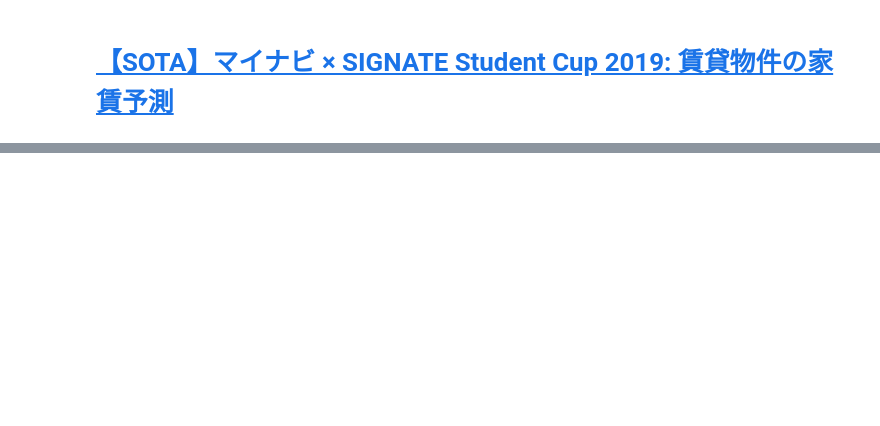
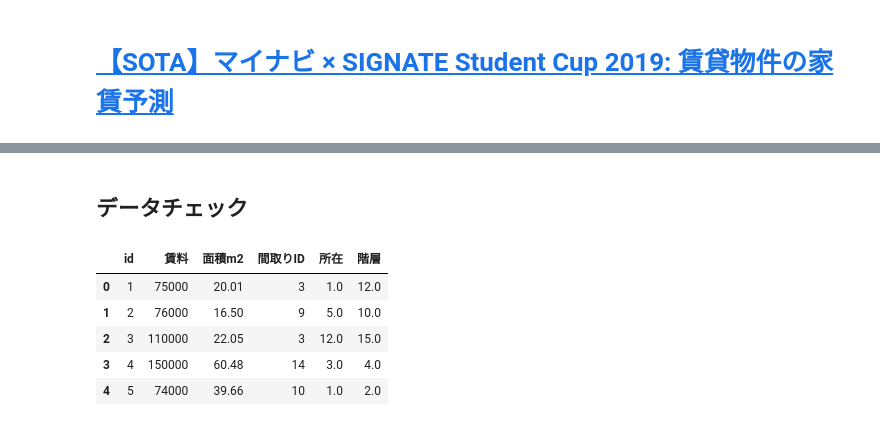
Before and after one commit to Kosuke-Yanai/KY, a Jupyter notebook: Python/SIGNATE/20210818_【SOTA】マイナビ × SIGNATE Student Cup 2019 賃貸物件の家賃予測/RentForcast.ipynb, the cells around one changed output, grey strips where cells are left out. Saved outputs shown, nothing was run; the diff lists cells and outputs as text; code cells hidden in the pictures; blank space fills up the shorter version.

```diff
--- a/Python/SIGNATE/20210818_【SOTA】マイナビ × SIGNATE Student Cup 2019 賃貸物件の家賃予測/RentForcast.ipynb
+++ b/Python/SIGNATE/20210818_【SOTA】マイナビ × SIGNATE Student Cup 2019 賃貸物件の家賃予測/RentForcast.ipynb
@@ -13,0 +68,35 @@ test_data = pd.read_csv(test_path)
+# %%
+# 所在と階層の要素を整形
+train_data_1['所在'] = train_data_1['所在'].str.replace('階', '')
+train_data_1['所在'] = train_data_1['所在'].str.replace('建', '')
+train_data_1['所在'] = train_data_1['所在'].str.replace('地下', '-')
+train_data_1['所在'] = train_data_1['所在'].str.replace('\（.*\）', '', regex=True)
+train_data_1['階層'] = train_data_1['階層'].str.replace('階建', '')
+train_data_1['階層'] = train_data_1['階層'].str.replace('\（.*\）', '', regex=True)
+train_data_1['所在'] = train_data_1['所在'].replace('', np.nan)
+
+test_data_1['所在'] = test_data_1['所在'].str.replace('階', '')
+test_data_1['所在'] = test_data_1['所在'].str.replace('建', '')
+test_data_1['所在'] = test_data_1['所在'].str.replace('地下', '-')
+test_data_1['所在'] = test_data_1['所在'].str.replace('\（.*\）', '', regex=True)
+test_data_1['階層'] = test_data_1['階層'].str.replace('階建', '')
+test_data_1['階層'] = test_data_1['階層'].str.replace('\（.*\）', '', regex=True)
+test_data_1['所在'] = test_data_1['所在'].replace('', np.nan)
+# %%
+# "階層"がNoneの箇所を"所在"の値で埋める
+train_data_1['階層'].fillna(train_data_1['所在'], inplace=True)
+test_data_1['階層'].fillna(test_data_1['所在'], inplace=True)
+# %%
+# 所在と階層の要素をfloat型に変換する
+train_data_1['所在'] = train_data_1['所在'].astype(float)
+train_data_1['階層'] = train_data_1['階層'].astype(float)
+
+test_data_1['所在'] = test_data_1['所在'].astype(float)
+test_data_1['階層'] = test_data_1['階層'].astype(float)
+# %%
+# 間取りと所在階のカラムを削除
+train_data_1 = train_data_1.drop('間取り', axis=1)
+train_data_1 = train_data_1.drop('所在階', axis=1)
+
+test_data_1 = test_data_1.drop('間取り', axis=1)
+test_data_1 = test_data_1.drop('所在階', axis=1)
@@ -13,0 +107,11 @@ test_data = pd.read_csv(test_path)
+# %% [markdown]
+## データチェック
+# %%
+train_data_1.head()
+# %% [output]
+|  | id | 賃料 | 面積m2 | 間取りID | 所在 | 階層 |
+| 0 | 1 | 75000 | 20.01 | 3 | 1.0 | 12.0 |
+| 1 | 2 | 76000 | 16.50 | 9 | 5.0 | 10.0 |
+| 2 | 3 | 110000 | 22.05 | 3 | 12.0 | 15.0 |
+| 3 | 4 | 150000 | 60.48 | 14 | 3.0 | 4.0 |
+| 4 | 5 | 74000 | 39.66 | 10 | 1.0 | 2.0 |
```
Also changed, not shown: parts of 33 cells of this notebook, 1 other file.
